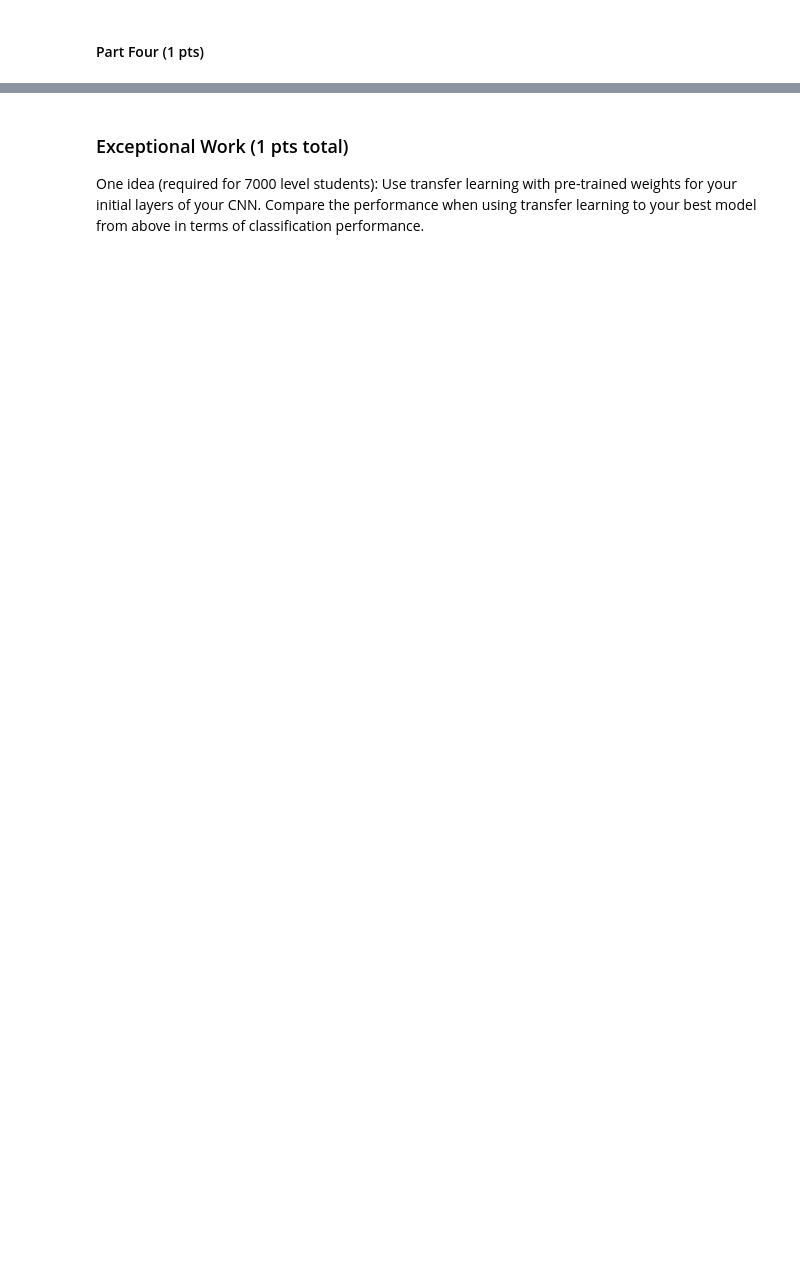
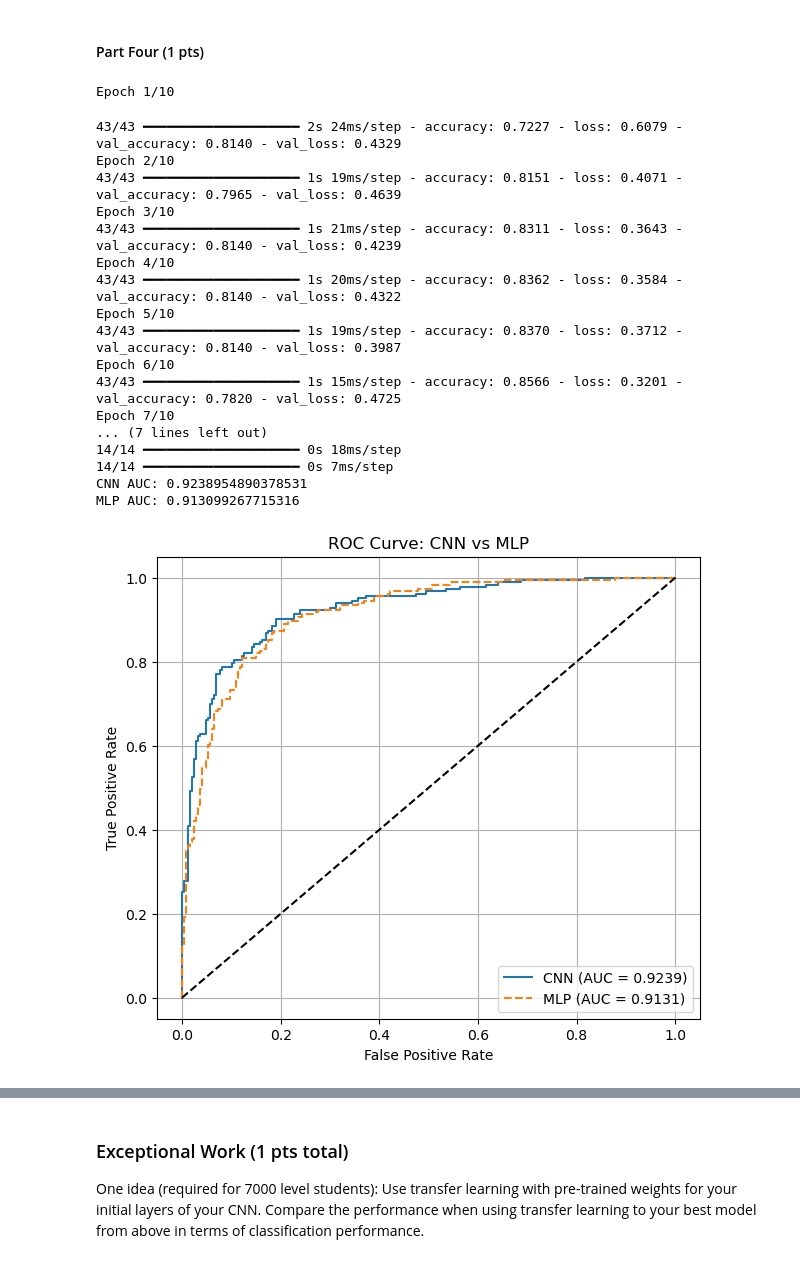
Before and after one commit to alexchans/ML_labs, a Jupyter notebook: labs/lab6.ipynb, the cells around one changed output, grey strips where cells are left out. Saved outputs shown, nothing was run; the diff lists cells and outputs as text; code cells hidden in the pictures; blank space fills up the shorter version.

```diff
--- a/labs/lab6.ipynb
+++ b/labs/lab6.ipynb
@@ -243,2 +311,74 @@ plot_single_history_f1(history2_large, "Deep Model (filters=64)")
 # %% [markdown]
 #### Part Four (1 pts)
+# %%
+from sklearn.metrics import roc_curve, auc
+
+# MLP baseline
+def create_mlp(input_dim):
+    model = keras.Sequential([
+        layers.Flatten(input_shape=(128,128,1)),
+        layers.Dense(128, activation="relu"),
+        layers.Dense(64, activation="relu"),
+        layers.Dense(1, activation="sigmoid")
+    ])
+    model.compile(optimizer="adam",
+                  loss="binary_crossentropy",
+                  metrics=["accuracy"])
+    return model
+
+mlp_model = create_mlp((128,128,1))
+
+# Train MLP
+mlp_history = mlp_model.fit(
+    X_train, y_train,
+    validation_split=0.2,
+    epochs=10,
+    batch_size=32
+)
+
+# Predicted probabilities
+y_proba_cnn = model1.predict(X_test)
+y_proba_mlp = mlp_model.predict(X_test)
+
+# ROC and AUC
+fpr_cnn, tpr_cnn, _ = roc_curve(y_test, y_proba_cnn)
+fpr_mlp, tpr_mlp, _ = roc_curve(y_test, y_proba_mlp)
+
+auc_cnn = auc(fpr_cnn, tpr_cnn)
+auc_mlp = auc(fpr_mlp, tpr_mlp)
+
+print("CNN AUC:", auc_cnn)
+print("MLP AUC:", auc_mlp)
+
+# Plot
+plt.figure(figsize=(7,6))
+plt.plot(fpr_cnn, tpr_cnn, label=f"CNN (AUC = {auc_cnn:.4f})")
+plt.plot(fpr_mlp, tpr_mlp, label=f"MLP (AUC = {auc_mlp:.4f})", linestyle="--")
+plt.plot([0, 1], [0, 1], "k--")
+
+plt.xlabel("False Positive Rate")
+plt.ylabel("True Positive Rate")
+plt.title("ROC Curve: CNN vs MLP")
+plt.legend()
+plt.grid(True)
+plt.show()
+# %% [output]
+Epoch 1/10
+43/43 ━━━━━━━━━━━━━━━━━━━━ 2s 24ms/step - accuracy: 0.7227 - loss: 0.6079 - val_accuracy: 0.8140 - val_loss: 0.4329
+Epoch 2/10
+43/43 ━━━━━━━━━━━━━━━━━━━━ 1s 19ms/step - accuracy: 0.8151 - loss: 0.4071 - val_accuracy: 0.7965 - val_loss: 0.4639
+Epoch 3/10
+43/43 ━━━━━━━━━━━━━━━━━━━━ 1s 21ms/step - accuracy: 0.8311 - loss: 0.3643 - val_accuracy: 0.8140 - val_loss: 0.4239
+Epoch 4/10
+43/43 ━━━━━━━━━━━━━━━━━━━━ 1s 20ms/step - accuracy: 0.8362 - loss: 0.3584 - val_accuracy: 0.8140 - val_loss: 0.4322
+Epoch 5/10
+43/43 ━━━━━━━━━━━━━━━━━━━━ 1s 19ms/step - accuracy: 0.8370 - loss: 0.3712 - val_accuracy: 0.8140 - val_loss: 0.3987
+Epoch 6/10
+43/43 ━━━━━━━━━━━━━━━━━━━━ 1s 15ms/step - accuracy: 0.8566 - loss: 0.3201 - val_accuracy: 0.7820 - val_loss: 0.4725
+Epoch 7/10
+... (7 lines left out)
+14/14 ━━━━━━━━━━━━━━━━━━━━ 0s 18ms/step
+14/14 ━━━━━━━━━━━━━━━━━━━━ 0s 7ms/step
+CNN AUC: 0.9238954890378531
+MLP AUC: 0.913099267715316
+[figure, added]
```
Also changed, not shown: parts of 4 cells of this notebook.
